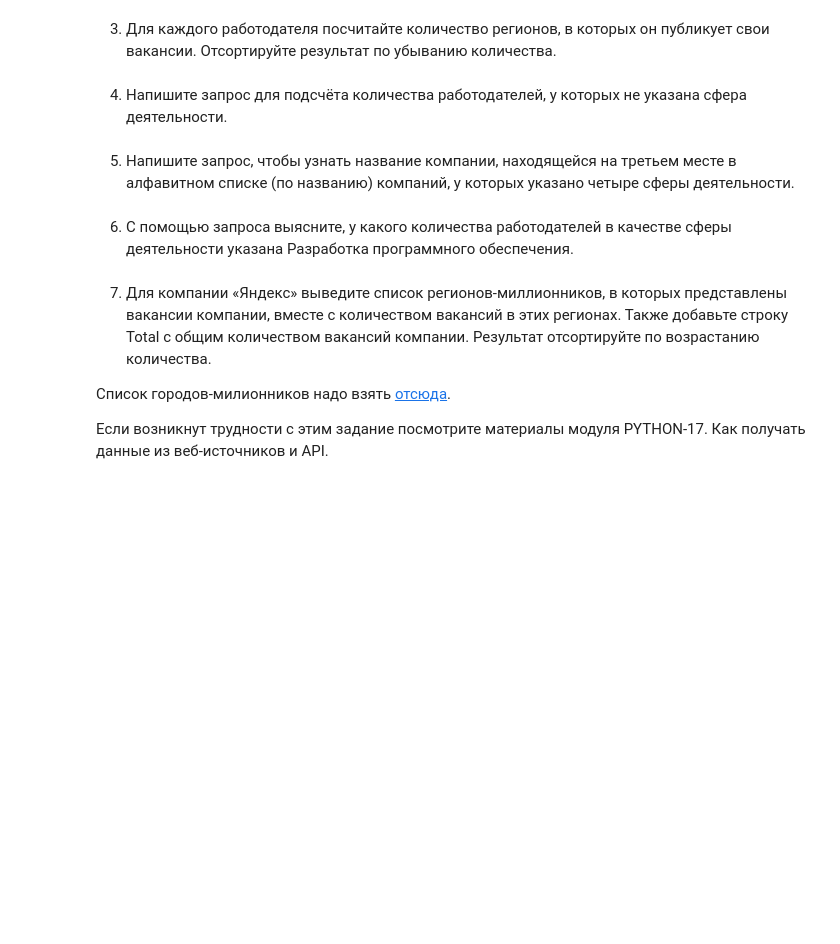
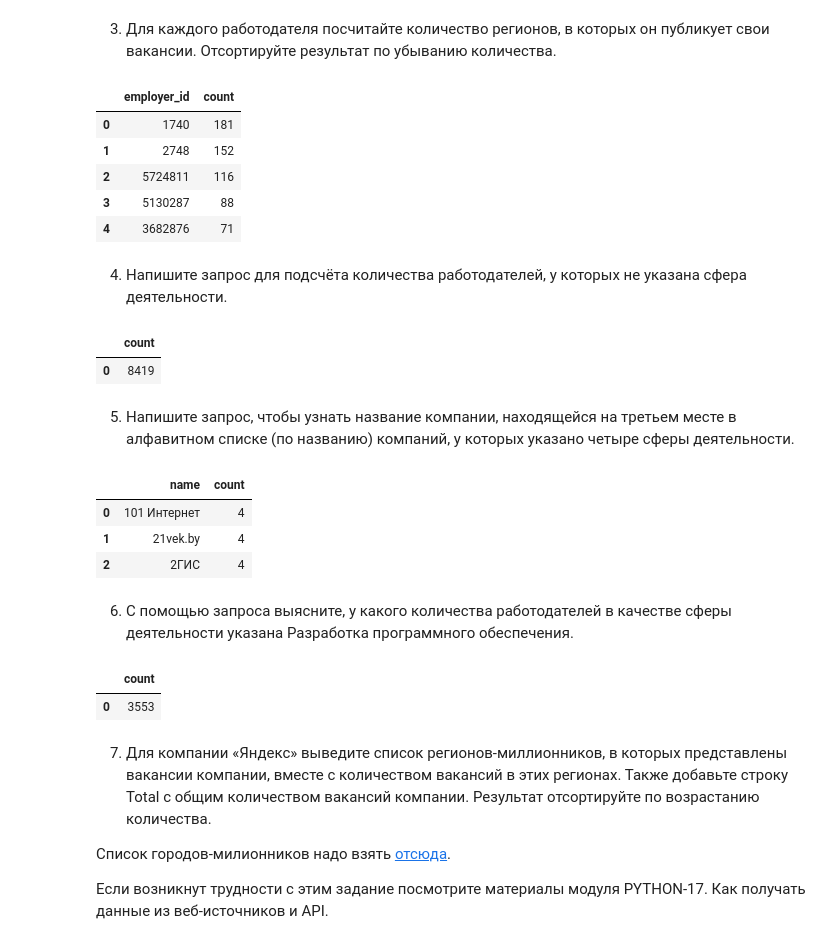
Before and after one commit to Wladeemer/SF_DSPR-107-PROJECT-2-Analyzing_Data_HH_SQL, a Jupyter notebook: HeadHunter Data Analysis-SQL.ipynb, the cells around one changed output. Drawn from its saved outputs; the diff is of its cells as text; code cells hidden in the pictures; blank space fills up the shorter version.

```diff
--- a/HeadHunter Data Analysis-SQL.ipynb
+++ b/HeadHunter Data Analysis-SQL.ipynb
@@ -101,8 +261,24 @@ query = f'''select count(id)
 3. Для каждого работодателя посчитайте количество регионов, в которых он публикует свои вакансии. Отсортируйте результат по убыванию количества.
 # %%
 # текст запроса
+query = f'''
+        select v.employer_id, count(distinct v.area_id)
+        from VACANCIES as v
+        group by v.employer_id
+        order by 2 desc
+        limit 5
+        '''
 # %%
 # результат запроса
+df = pd.read_sql_query(query, connection)
+display(df)
+# %% [output]
+|  | employer_id | count |
+| 0 | 1740 | 181 |
+| 1 | 2748 | 152 |
+| 2 | 5724811 | 116 |
+| 3 | 5130287 | 88 |
+| 4 | 3682876 | 71 |
 # %% [markdown]
 4. Напишите запрос для подсчёта количества работодателей, у которых не указана сфера деятельности.
 # %%
@@ -110,5 +292,10 @@ query = f'''select count(id)
 # %%
 # результат запроса
+df = pd.read_sql_query(query, connection)
+display(df)
+# %% [output]
+|  | count |
+| 0 | 8419 |
 # %% [markdown]
 5. Напишите запрос, чтобы узнать название компании, находящейся на третьем месте в алфавитном списке (по названию) компаний, у которых указано четыре сферы деятельности.
 # %%
@@ -116,5 +313,12 @@ query = f'''select count(id)
 # %%
 # результат запроса
+df = pd.read_sql_query(query, connection)
+display(df)
+# %% [output]
+|  | name | count |
+| 0 | 101 Интернет | 4 |
+| 1 | 21vek.by | 4 |
+| 2 | 2ГИС | 4 |
 # %% [markdown]
 6. С помощью запроса выясните, у какого количества работодателей в качестве сферы деятельности указана Разработка программного обеспечения.
 # %%
@@ -122,5 +333,10 @@ query = f'''select count(id)
 # %%
 # результат запроса
+df = pd.read_sql_query(query, connection)
+display(df)
+# %% [output]
+|  | count |
+| 0 | 3553 |
 # %% [markdown]
 7. Для компании «Яндекс» выведите список регионов-миллионников, в которых представлены вакансии компании, вместе с количеством вакансий в этих регионах. Также добавьте строку Total с общим количеством вакансий компании. Результат отсортируйте по возрастанию количества.
 
```
Also changed, not shown: parts of 40 cells of this notebook.
